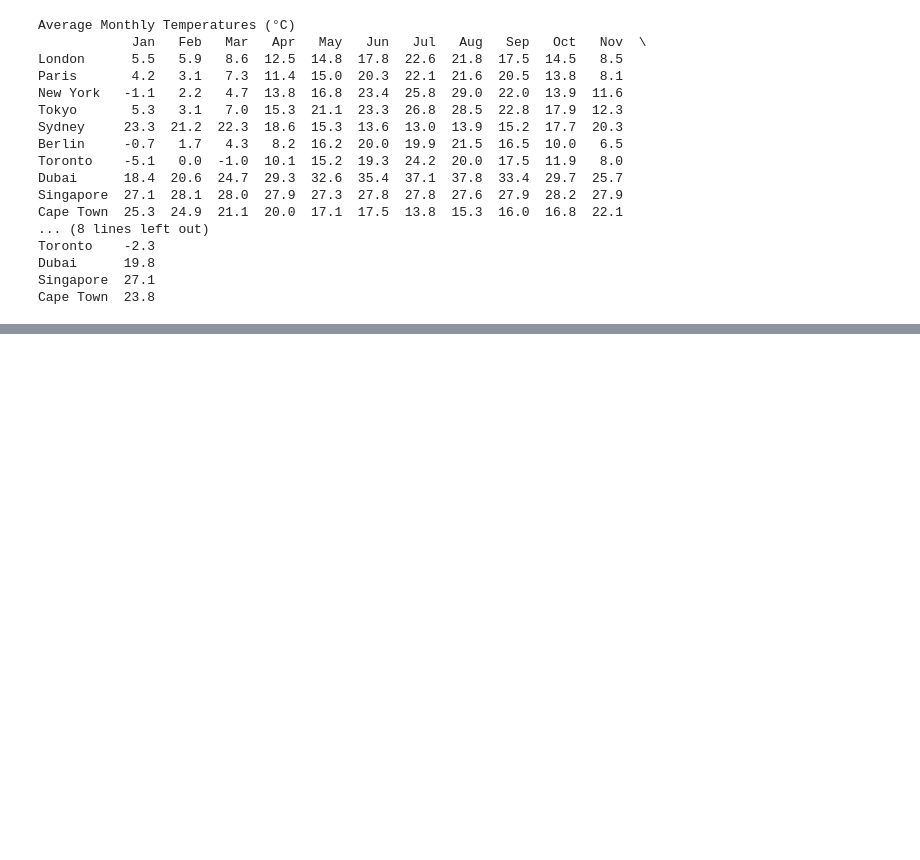
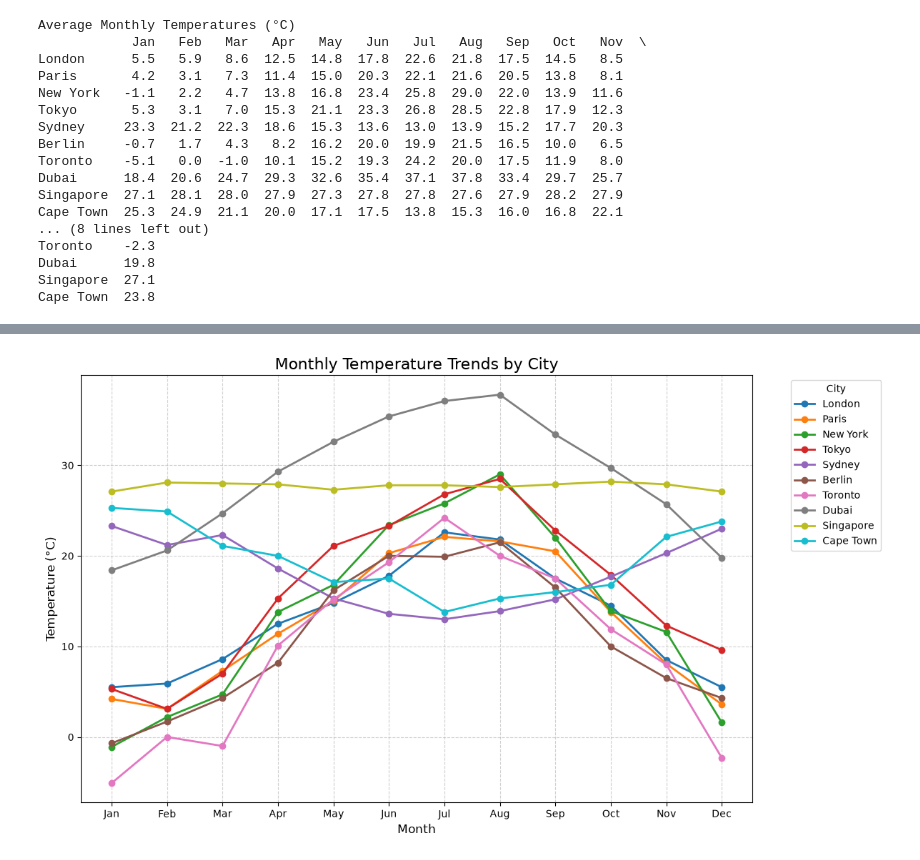
Before and after one commit to esti-sidley342/DI-Bootcamp-Stage1, a Jupyter notebook: Day4/DailyChallenge/Week4Day4.ipynb, the cells around one changed output, grey strips where cells are left out. Cells and saved outputs as stored; diff of their text form; code cells hidden in the pictures; blank space fills up the shorter version.

```diff
--- a/Day4/DailyChallenge/Week4Day4.ipynb
+++ b/Day4/DailyChallenge/Week4Day4.ipynb
@@ -115,0 +183,34 @@ Cape Town  23.8
+# %%
+# Create the chart
+plt.figure(figsize=(12, 7))
+
+# Plot one line per city
+for city in weather_df.index:
+    plt.plot(
+        weather_df.columns,
+        weather_df.loc[city],
+        marker='o',
+        linewidth=2,
+        label=city
+    )
+
+# Add titles and labels
+plt.title('Monthly Temperature Trends by City', fontsize=16)
+plt.xlabel('Month', fontsize=12)
+plt.ylabel('Temperature (°C)', fontsize=12)
+
+# Add grid and legend
+plt.grid(True, linestyle='--', alpha=0.6)
+plt.legend(
+    title='City',
+    bbox_to_anchor=(1.05, 1),
+    loc='upper left'
+)
+
+# Improve layout
+plt.tight_layout()
+
+# Display the chart
+plt.show()
+# %% [output]
+[figure, added]
```
Also changed, not shown: parts of 4 cells of this notebook.
